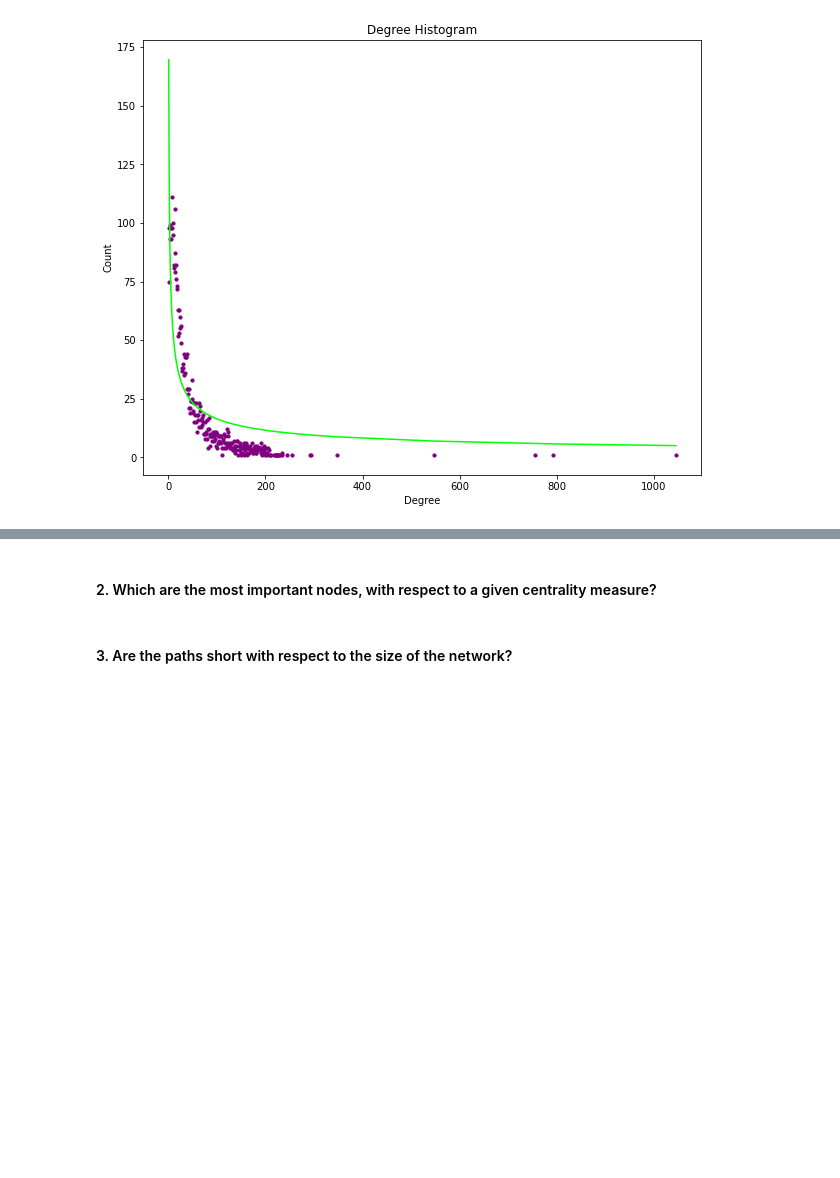
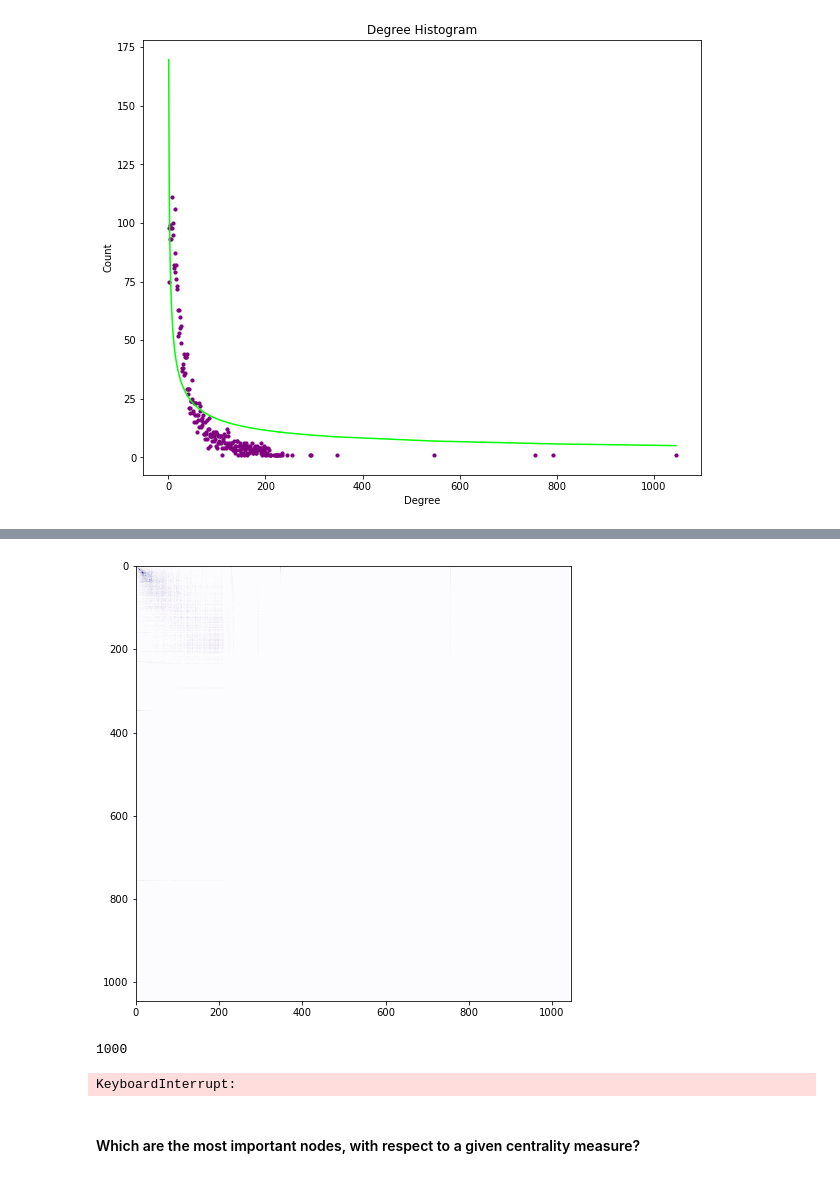
Before and after one commit to LazyRacc00n/NetworkAnalysis_1Assignment, a Jupyter notebook: Code.ipynb, the cells around one changed output, grey strips where cells are left out. Drawn from its saved outputs; the diff is of its cells as text; code cells hidden in the pictures; blank space fills up the shorter version.

```diff
--- a/Code.ipynb
+++ b/Code.ipynb
@@ -263,3 +182,27 @@ Text(0, 0.5, 'D')
+# %%
+
+dict_degree = dict(G.degree())
+
+M = np.ndarray((np.max(deg), np.max(deg)))
+
+for i in range(np.max(deg)):
+    for j in range(np.max(deg)):
+
+        # find edges connecting node with degree i and j:
+        # find node with degree i and degree j and for each check edges
+        node_i = [ node for node, degree in dict_degree.items() if degree==i ]
+        node_j = [ node for node, degree in dict_degree.items() if degree==j ]
+
+
+        M[i, j] = len([ 1 for n_i in node_i for n_j in node_j if G.has_edge(n_i, n_j)])
+
+M = M /  nx.number_of_edges(G) # normalize
+
+plt.figure(figsize=(10, 8))
+plt.imshow(M, cmap='Purples', interpolation='nearest')
+plt.show()
+# %% [output]
+[figure, added]
 # %%
 
 step = 500
@@ -270,14 +213,14 @@ k_list = np.arange(1000, N, step)
 
 for K in k_list:
 
+    print(K)
     # load graph with K nodes
     Gp = load_dataset(sample = True, K = K)
 
-    if not nx.is_connected(Gp):
-        print("G")
-        Gp =  Gp.subgraph(sorted(nx.connected_components(Gp), key=len, reverse=True)[0]).copy()
-
     d_list.append(nx.diameter(Gp))
+# %% [output]
+1000
+KeyboardInterrupt:
 # %%
 # plot linecharts
 plt.figure(figsize=(10, 8))
@@ -294,7 +237,7 @@ plt.plot(k_list, d_list, label="<d>")
 
 plt.legend()
 # %% [markdown]
-#### 2. Which are the most important nodes, with respect to a given centrality measure?
+#### Which are the most important nodes, with respect to a given centrality measure?
 # %%
 # da scegliere le misure
 
@@ -313,5 +256,3 @@ closeness = nx.closeness_centrality(G)
 closeness = dict(sorted(closeness.items(), key=lambda item: item[1], reverse=True)[:k])
 
 print(closeness)
-# %% [markdown]
-#### 3. Are the paths short with respect to the size of the network?
```
Also changed, not shown: parts of 15 cells of this notebook, 1 other file.
